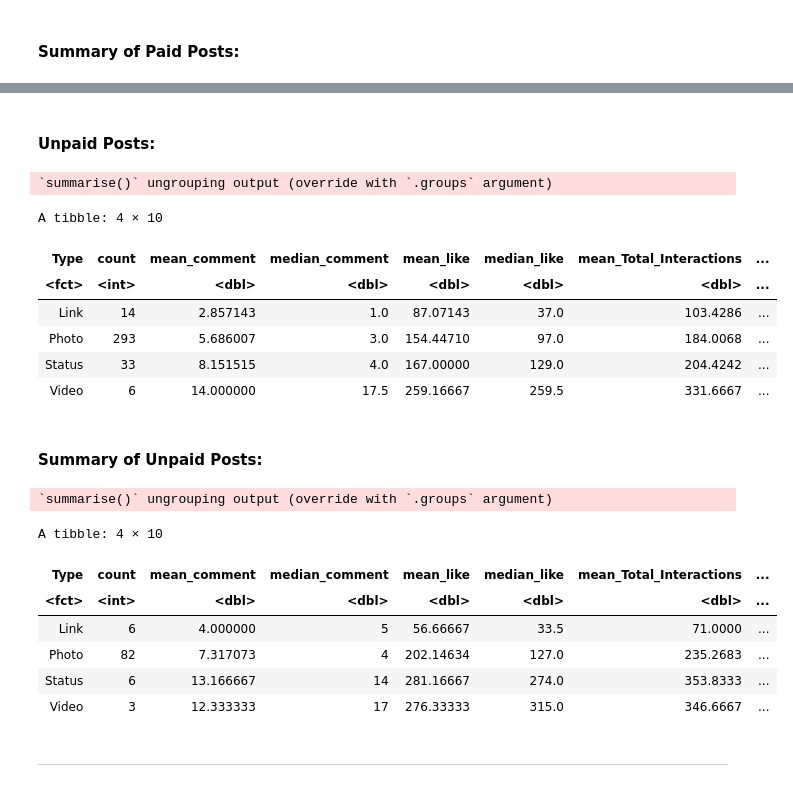
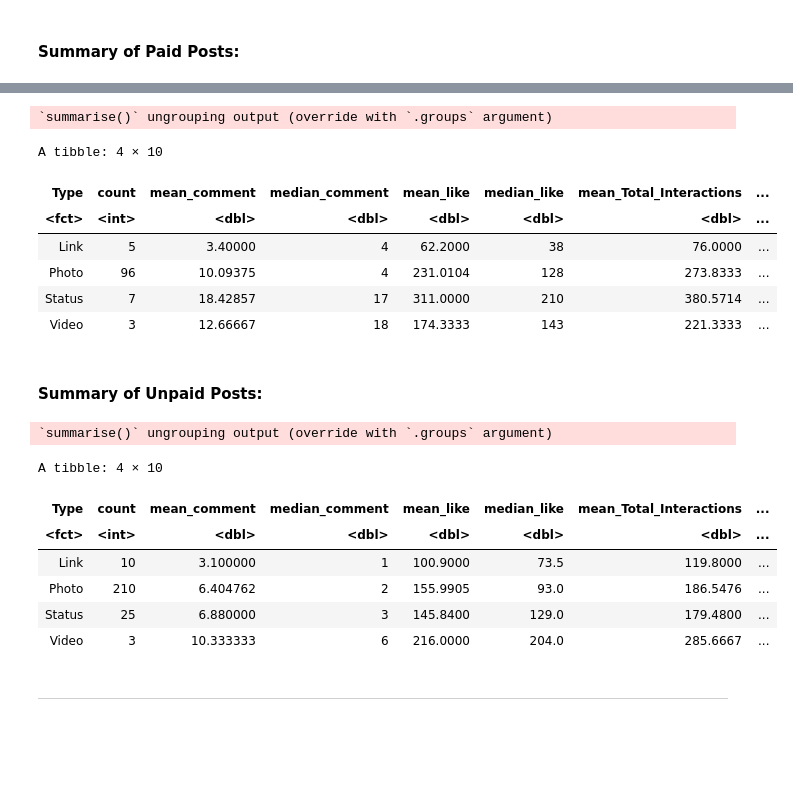
Before and after one commit to calamari99/Facebook-Post-Predictor, a Jupyter notebook: main.ipynb, the cells around one changed output, grey strips where cells are left out. Drawn from its saved outputs; the diff is of its cells as text; code cells hidden in the pictures; blank space fills up the shorter version.

```diff
--- a/main.ipynb
+++ b/main.ipynb
@@ -282,31 +247,29 @@ $ Lifetime_Post_Total_Impressions <dbl> 5091, 19057, 87991, 13594, 20849, 194…
-# %% [markdown]
-#### Unpaid Posts:
 # %%
-summ_train_df <- train_set %>% group_by(Type) %>%  summarise(
+summ_train_paid <- train_val_data_paid %>% group_by(Type) %>%  summarise(
     count = n(),
     mean_comment = mean(comment),
     median_comment = median(comment),
     mean_like = mean(like),
     median_like = median(like),
     mean_Total_Interactions = mean(Total_Interactions),
     median_Total_Interactions = median(Total_Interactions),
     mean_share = mean(share),
     median_share = median(share),
 )
-summ_train_df
+summ_train_paid
 # %% [output]
 `summarise()` ungrouping output (override with `.groups` argument)
 A tibble: 4 × 10
 | Type | count | mean_comment | median_comment | mean_like | median_like | mean_Total_Interactions | ... |
 | <fct> | <int> | <dbl> | <dbl> | <dbl> | <dbl> | <dbl> | ... |
-| Link | 14 | 2.857143 | 1.0 | 87.07143 | 37.0 | 103.4286 | ... |
-| Photo | 293 | 5.686007 | 3.0 | 154.44710 | 97.0 | 184.0068 | ... |
-| Status | 33 | 8.151515 | 4.0 | 167.00000 | 129.0 | 204.4242 | ... |
-| Video | 6 | 14.000000 | 17.5 | 259.16667 | 259.5 | 331.6667 | ... |
+| Link | 5 | 3.40000 | 4 | 62.2000 | 38 | 76.0000 | ... |
+| Photo | 96 | 10.09375 | 4 | 231.0104 | 128 | 273.8333 | ... |
+| Status | 7 | 18.42857 | 17 | 311.0000 | 210 | 380.5714 | ... |
+| Video | 3 | 12.66667 | 18 | 174.3333 | 143 | 221.3333 | ... |
 # %% [markdown]
 #### Summary of Unpaid Posts:
 # %%
-summ_train_df_paid <- train_set_paid %>% group_by(Type) %>%  summarise(
+summ_train_unpaid <- train_set_unpaid %>% group_by(Type) %>%  summarise(
     count = n(),
     mean_comment = mean(comment),
     median_comment = median(comment),
@@ -318,15 +281,15 @@ summ_train_df_paid <- train_set_paid %>% group_by(Type) %>%  summarise(
     median_share = median(share),
 
 )
-summ_train_df_paid
+summ_train_unpaid
 # %% [output]
 `summarise()` ungrouping output (override with `.groups` argument)
 A tibble: 4 × 10
 | Type | count | mean_comment | median_comment | mean_like | median_like | mean_Total_Interactions | ... |
 | <fct> | <int> | <dbl> | <dbl> | <dbl> | <dbl> | <dbl> | ... |
-| Link | 6 | 4.000000 | 5 | 56.66667 | 33.5 | 71.0000 | ... |
-| Photo | 82 | 7.317073 | 4 | 202.14634 | 127.0 | 235.2683 | ... |
-| Status | 6 | 13.166667 | 14 | 281.16667 | 274.0 | 353.8333 | ... |
-| Video | 3 | 12.333333 | 17 | 276.33333 | 315.0 | 346.6667 | ... |
+| Link | 10 | 3.100000 | 1 | 100.9000 | 73.5 | 119.8000 | ... |
+| Photo | 210 | 6.404762 | 2 | 155.9905 | 93.0 | 186.5476 | ... |
+| Status | 25 | 6.880000 | 3 | 145.8400 | 129.0 | 179.4800 | ... |
+| Video | 3 | 10.333333 | 6 | 216.0000 | 204.0 | 285.6667 | ... |
 # %% [markdown]
 ---------------------------------------------------------------------------------------------------------
```
Also changed, not shown: parts of 12 cells of this notebook.
